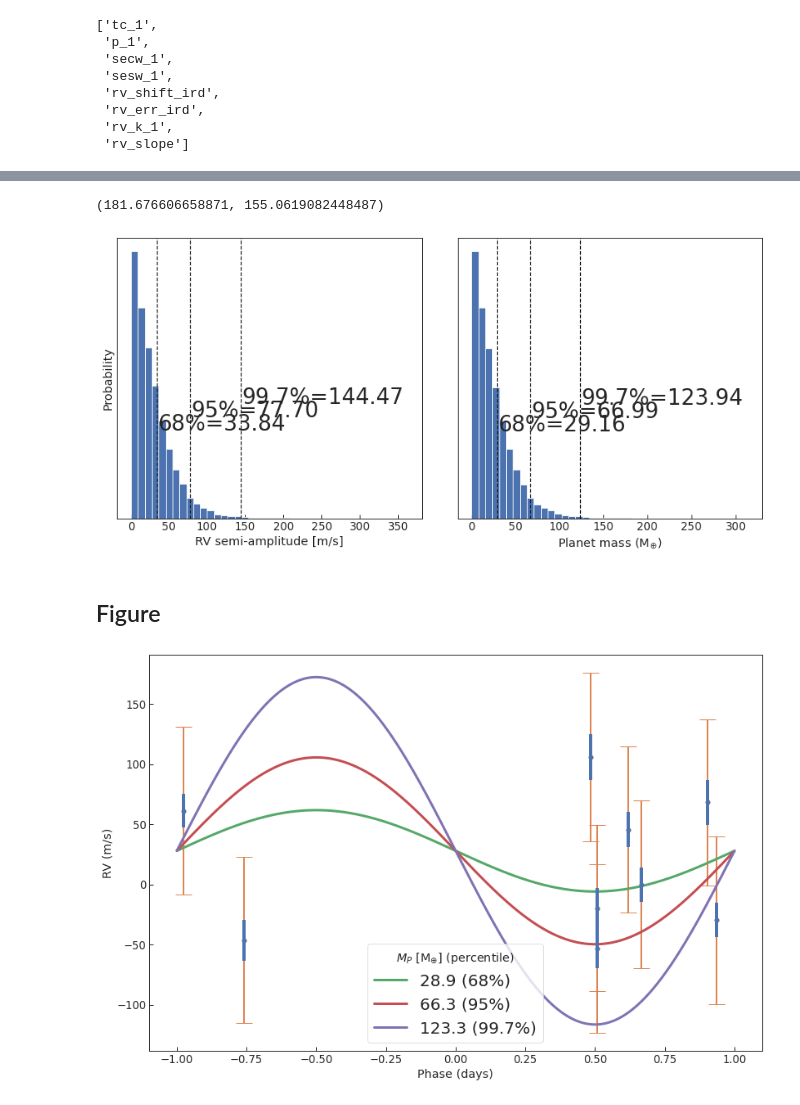
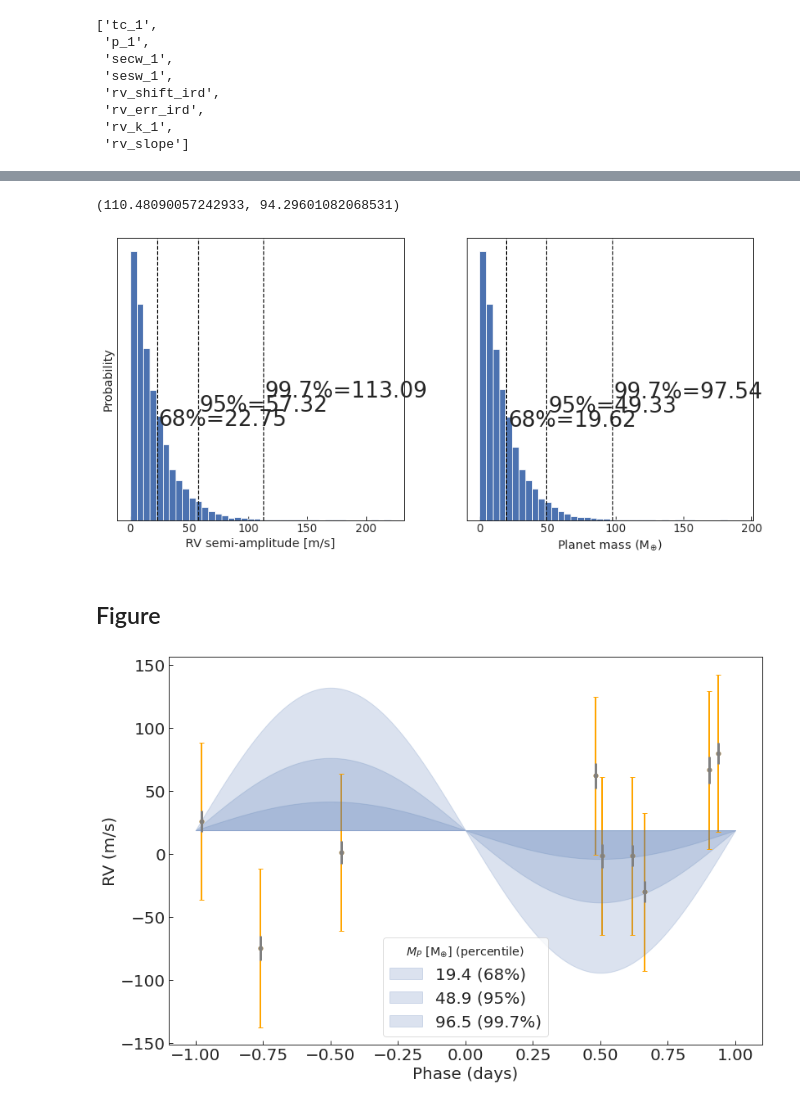
Before and after one commit to jpdeleon/toi1696, a Jupyter notebook: notebooks/RV_fit_mass_upper_limit_final.ipynb, the cells around one changed output, grey strips where cells are left out. Saved outputs shown, nothing was run; the diff lists cells and outputs as text; code cells hidden in the pictures.

```diff
--- a/notebooks/RV_fit_mass_upper_limit_final.ipynb
+++ b/notebooks/RV_fit_mass_upper_limit_final.ipynb
@@ -31,7 +31,7 @@ band = 'h'
 # fp = "../data/rv/TOI1696_rv_all.dat"
 fp = f"../data/rv/TOI1696_rv_{band}_new.dat"
 df = pd.read_csv(fp,
-#                  skiprows=[1] # <------------------first datapoint is 243 d apart from rest!
+                 skiprows=[1] # <------------------first datapoint is 243 d apart from rest!
                 )
 df['rv'] = df['rv']*1000
 df['rv_err'] = df['rv_err']*1000
@@ -426,7 +425,7 @@ Mstar = (0.255, 0.007)
 Kmax = (df2.rv_k_1.max()-df2.rv_k_1.min())/2
 Kmax, get_Mp_from_K(Porb[0], Mstar[0], Kmax, e=0, inc=np.pi/2).to(u.Mearth).value
 # %% [output]
-(181.676606658871, 155.0619082448487)
+(110.48090057242933, 94.29601082068531)
 # %%
 K_samples = df2.rv_k_1.values
 N = len(K_samples)
@@ -463,33 +462,42 @@ for p,v in zip(pctls,vals):
 pl.setp(ax, xlabel='Planet mass (M$_{\oplus}$)', yticks=[]);
 fig.tight_layout()
 # %% [output]
-[figure, old version]
+[figure, new version]
 # %% [markdown]
 ## Figure
 # %%
 # pl.style.use('default')
 
 fig, ax = pl.subplots(figsize=(12,8))
 
 N = 5000
 dt = 0.5
 t = np.linspace(df.bjd.min(),df.bjd.max(), N)
 phase, idx = fold_index(t, Porb[0], tc=tc_new)
 phaseo, idxo = fold_index(df.bjd.values, Porb[0], tc=tc_new)
 
-ax.errorbar(phaseo, df.rv[idxo], df.rv_err[idxo], fmt='o', lw=4, zorder=3) #, label='orig err'
-ax.errorbar(phaseo, df.rv[idxo], rve, fmt='o', lw=2, zorder=1, capsize=10) #, label='w/ jitter'
+ax.errorbar(phaseo, df.rv[idxo], df.rv_err[idxo], fmt='o', lw=3, zorder=3, color='gray') #, label='orig err'
+ax.errorbar(phaseo, df.rv[idxo], rve, fmt='o', lw=2, zorder=1, capsize=3, color='orange') #, label='w/ jitter'
 
 pctls = [68,95,99.7]
 ks = np.percentile(df2.rv_k_1, pctls)
+
 for i,k in zip(pctls,ks):
     Mp = get_Mp_from_K(Porb[0], Mstar[0], k, e=0, inc=np.pi/2).to(u.Mearth).value
     rv = rv_model(t, t0, Porb[0], e, w, k, k0)
-    ax.plot(phase, rv[idx], '-', lw=3, label=f'{Mp:.1f} ({i}%)')
+    #ax.plot(phase, rv[idx], '-', lw=1, label=f'{Mp:.1f} ({i}%)', color='deepskyblue')
+    ax.fill_between(phase, k0, rv[idx], '-', lw=1, label=f'{Mp:.1f} ({i}%)', color='C0', alpha=0.2)
 pl.legend(title='$M_P$ [M$_{\oplus}$] (percentile)', markerscale=4, loc='lower center', fontsize=20)
-pl.setp(ax, xlabel='Phase (days)', ylabel='RV (m/s)',
+#pl.setp(ax, xlabel='Phase (days)', ylabel='RV (m/s)',
 #          xlim=(-Porb[0]/2, Porb[0]/2)
-        )
+#        )
+
+ax.set_xlabel('Phase (days)',fontsize=20)
+ax.set_ylabel('RV (m/s)',fontsize=20)
+
+pl.setp(ax.get_xticklabels(), fontsize=20)
+pl.setp(ax.get_yticklabels(), fontsize=20)
+
 fig.tight_layout()
 # %% [output]
-[figure, old version]
+[figure, new version]
```
Also changed, not shown: parts of 26 cells of this notebook, 7 other files.
